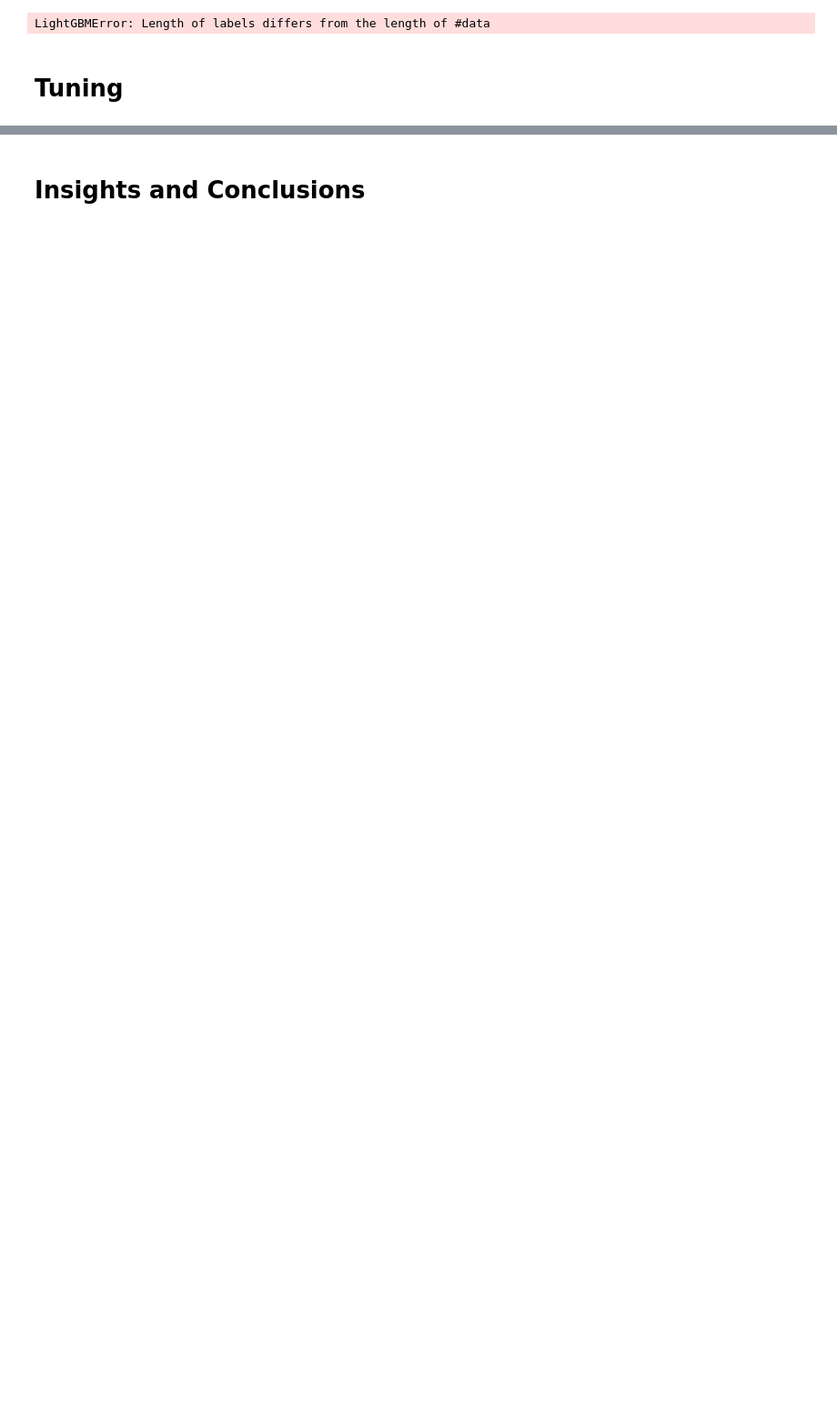
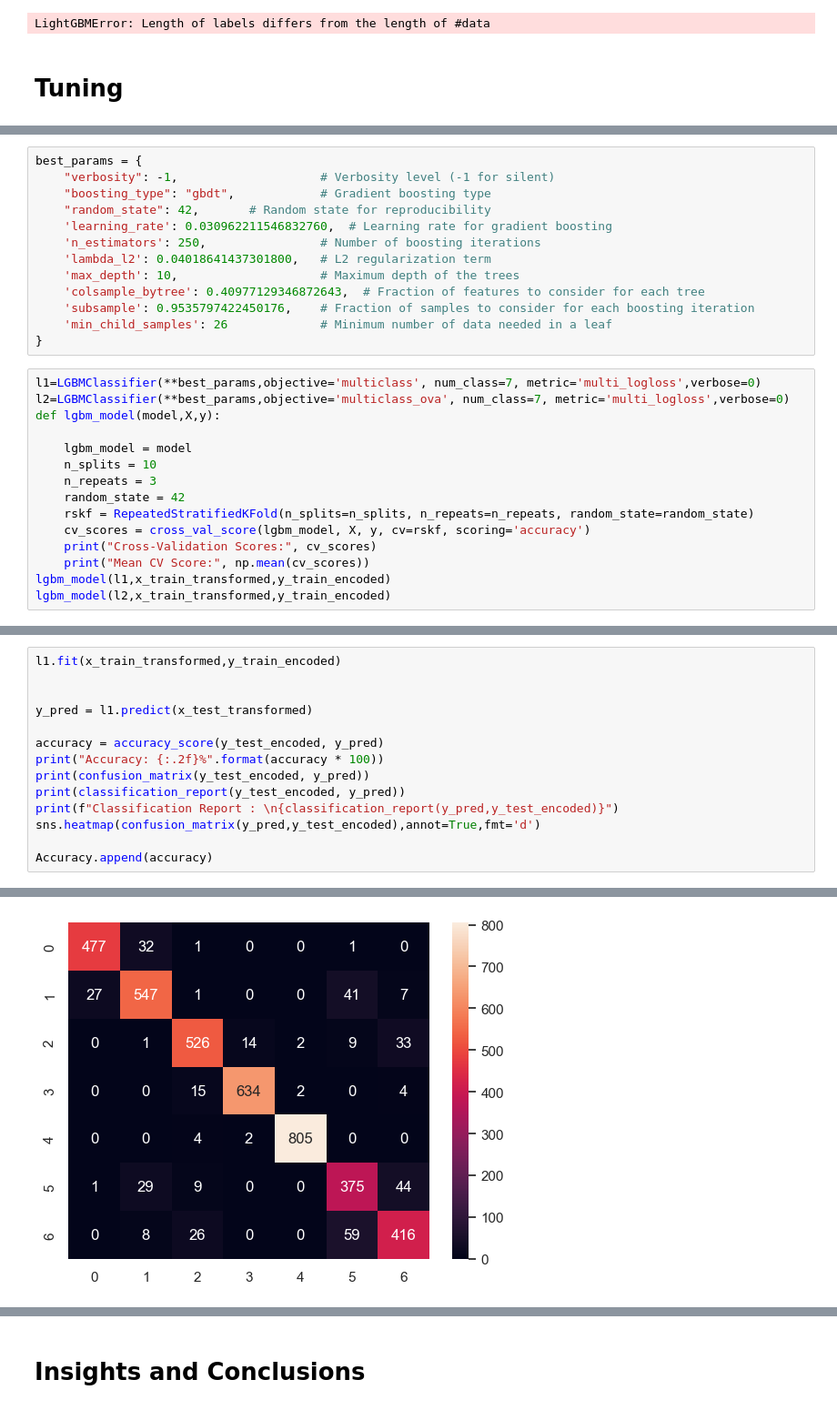
Before and after one commit to ali2yman/ML-Project-Obesity-Risk, a Jupyter notebook: Obesity_ML1_project.ipynb, the cells around one changed output, grey strips where cells are left out. Shown at 91% size. Cells and saved outputs as stored; diff of their text form; blank space fills up the shorter version.

```diff
--- a/Obesity_ML1_project.ipynb
+++ b/Obesity_ML1_project.ipynb
@@ -1069,0 +1189,28 @@ LightGBMError: Length of labels differs from the length of #data
+# %%
+best_params = {
+    "verbosity": -1,                    # Verbosity level (-1 for silent)
+    "boosting_type": "gbdt",            # Gradient boosting type
+    "random_state": 42,       # Random state for reproducibility
+    'learning_rate': 0.030962211546832760,  # Learning rate for gradient boosting
+    'n_estimators': 250,                # Number of boosting iterations
+    'lambda_l2': 0.04018641437301800,   # L2 regularization term
+    'max_depth': 10,                    # Maximum depth of the trees
+    'colsample_bytree': 0.40977129346872643,  # Fraction of features to consider for each tree
+    'subsample': 0.9535797422450176,    # Fraction of samples to consider for each boosting iteration
+    'min_child_samples': 26             # Minimum number of data needed in a leaf
+}
+# %%
+l1=LGBMClassifier(**best_params,objective='multiclass', num_class=7, metric='multi_logloss',verbose=0)
+l2=LGBMClassifier(**best_params,objective='multiclass_ova', num_class=7, metric='multi_logloss',verbose=0)
+def lgbm_model(model,X,y):
+
+    lgbm_model = model
+    n_splits = 10
+    n_repeats = 3
+    random_state = 42
+    rskf = RepeatedStratifiedKFold(n_splits=n_splits, n_repeats=n_repeats, random_state=random_state)
+    cv_scores = cross_val_score(lgbm_model, X, y, cv=rskf, scoring='accuracy')
+    print("Cross-Validation Scores:", cv_scores)
+    print("Mean CV Score:", np.mean(cv_scores))
+lgbm_model(l1,x_train_transformed,y_train_encoded)
+lgbm_model(l2,x_train_transformed,y_train_encoded)
@@ -1069,0 +1230,15 @@ LightGBMError: Length of labels differs from the length of #data
+# %%
+l1.fit(x_train_transformed,y_train_encoded)
+
+
+y_pred = l1.predict(x_test_transformed)
+
+accuracy = accuracy_score(y_test_encoded, y_pred)
+print("Accuracy: {:.2f}%".format(accuracy * 100))
+print(confusion_matrix(y_test_encoded, y_pred))
+print(classification_report(y_test_encoded, y_pred))
+print(f"Classification Report : \n{classification_report(y_pred,y_test_encoded)}")
+sns.heatmap(confusion_matrix(y_pred,y_test_encoded),annot=True,fmt='d')
+
+Accuracy.append(accuracy)
+# %% [output]
@@ -1069,0 +1262 @@ LightGBMError: Length of labels differs from the length of #data
+[figure, added]
```
Also changed, not shown: parts of 23 cells of this notebook.
